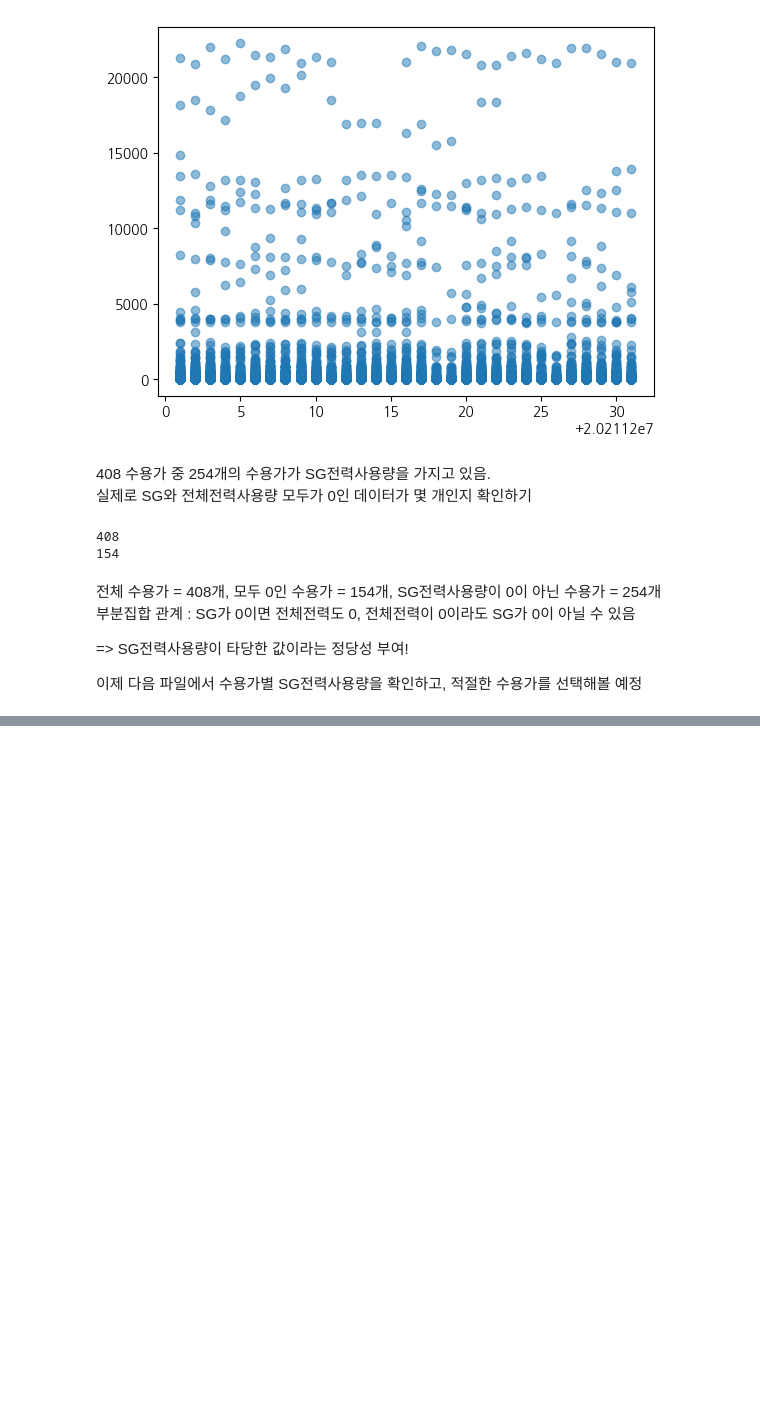
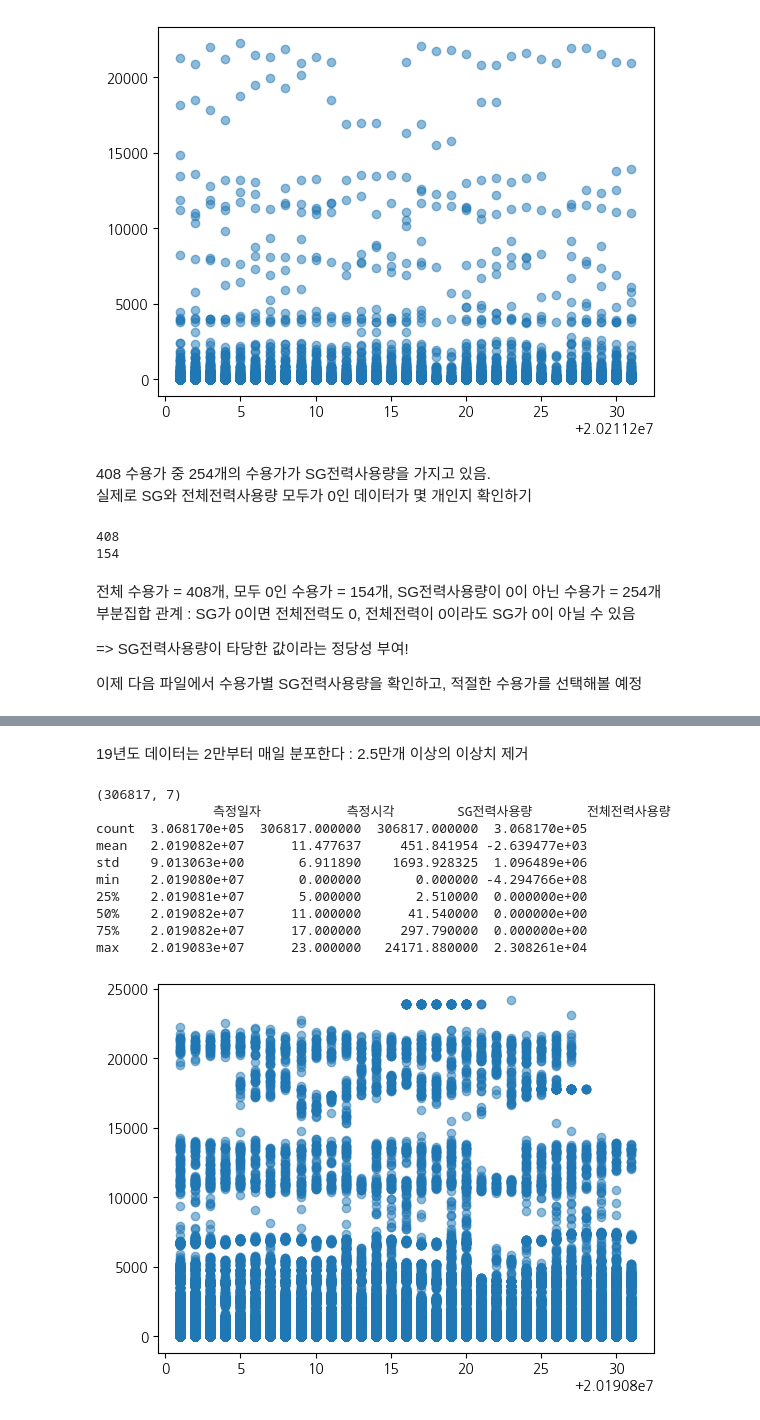
Before and after one commit to zeenoo11/Project_LivingLab, a Jupyter notebook: Projects/factory.ipynb, the cells around one changed output, grey strips where cells are left out. Drawn from its saved outputs; the diff is of its cells as text; code cells hidden in the pictures; blank space fills up the shorter version.

```diff
--- a/Projects/factory.ipynb
+++ b/Projects/factory.ipynb
@@ -215,0 +337,21 @@ print(grouped['SG전력사용량'].sum()[grouped['SG전력사용량'].sum() == 0
+# %% [markdown]
+19년도 데이터는 2만부터 매일 분포한다 : 2.5만개 이상의 이상치 제거
+# %%
+# 2.5만으로 제거
+data = data[(data['SG전력사용량'] < 25000) & (data['전체전력사용량'] < 25000)]
+print(data.shape)
+print(data.describe())
+plt.scatter(data['측정일자'], data['SG전력사용량'], alpha=0.5)
+plt.show()
+# %% [output]
+(306817, 7)
+               측정일자           측정시각        SG전력사용량       전체전력사용량
+count  3.068170e+05  306817.000000  306817.000000  3.068170e+05
+mean   2.019082e+07      11.477637     451.841954 -2.639477e+03
+std    9.013063e+00       6.911890    1693.928325  1.096489e+06
+min    2.019080e+07       0.000000       0.000000 -4.294766e+08
+25%    2.019081e+07       5.000000       2.510000  0.000000e+00
+50%    2.019082e+07      11.000000      41.540000  0.000000e+00
+75%    2.019082e+07      17.000000     297.790000  0.000000e+00
+max    2.019083e+07      23.000000   24171.880000  2.308261e+04
+[figure, added]
```
Also changed, not shown: parts of 5 cells of this notebook, 14 other files.
